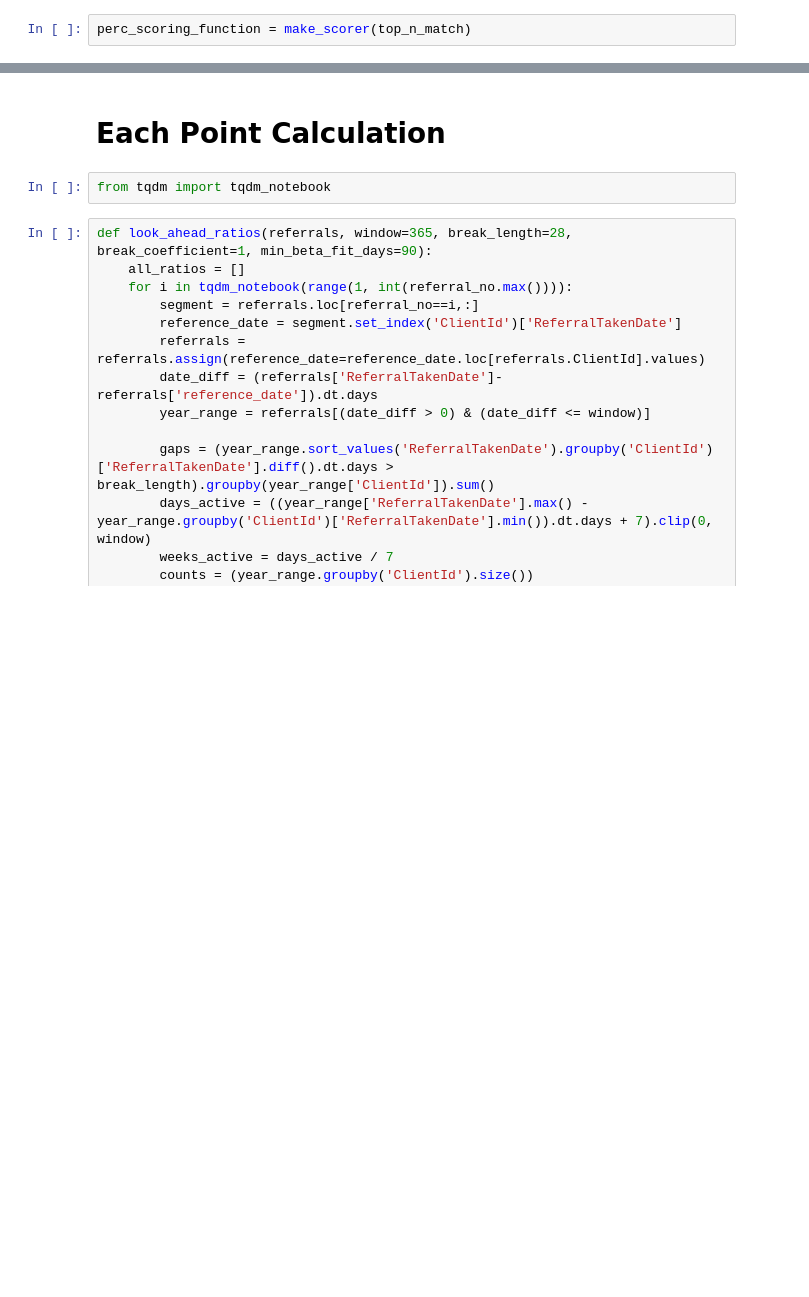
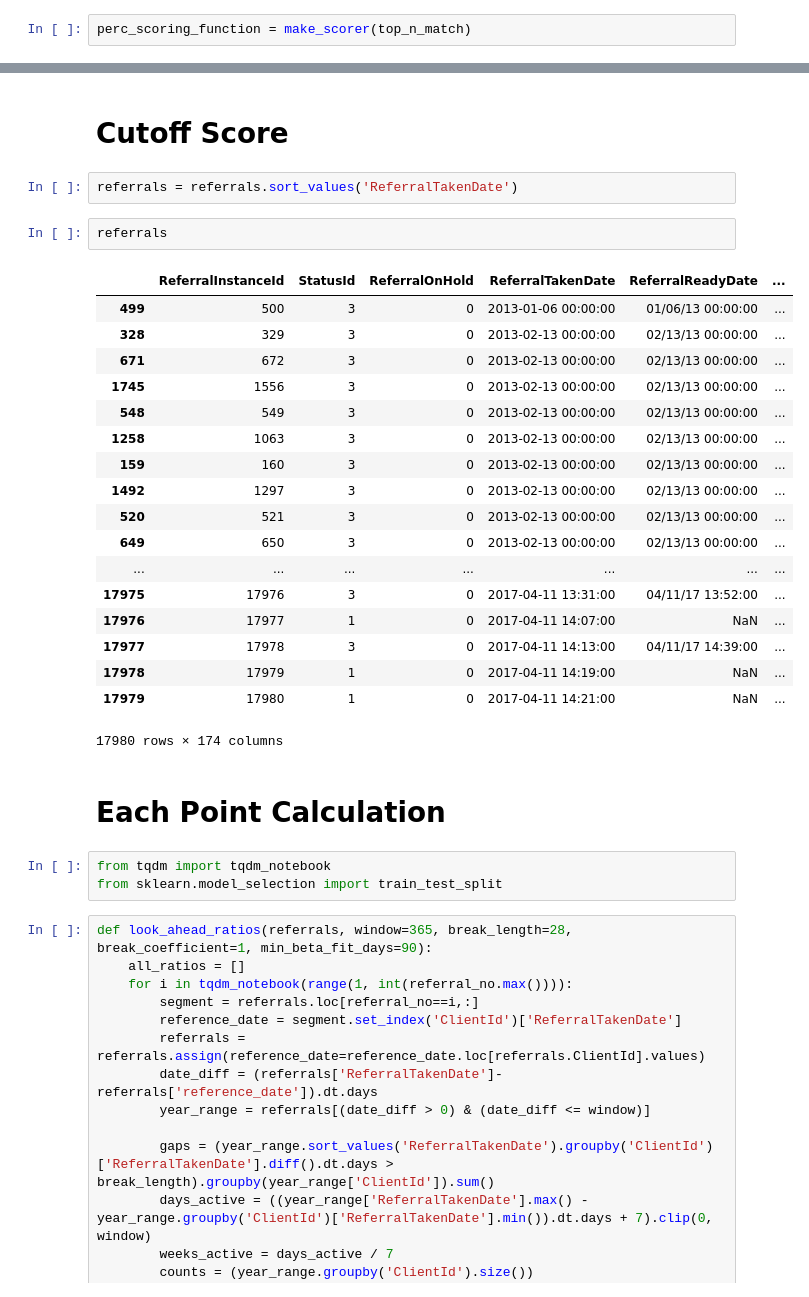
Before and after one commit to DataKind-UK/Welcome-Centre-DataCorps-Code, a Jupyter notebook: notebooks/initial_model.ipynb, the cells around one changed output, grey strips where cells are left out. Cells and saved outputs as stored; diff of their text form; blank space fills up the shorter version.

Commit message:
cutoff score

```diff
--- a/notebooks/initial_model.ipynb
+++ b/notebooks/initial_model.ipynb
@@ -513,7 +304,33 @@ Length: 863, dtype: float64
+# %% [markdown]
+# Cutoff Score
+# %%
+referrals = referrals.sort_values('ReferralTakenDate')
+# %%
+referrals
+# %% [output]
+|  | ReferralInstanceId | StatusId | ReferralOnHold | ReferralTakenDate | ReferralReadyDate | ... |
+| 499 | 500 | 3 | 0 | 2013-01-06 00:00:00 | 01/06/13 00:00:00 | ... |
+| 328 | 329 | 3 | 0 | 2013-02-13 00:00:00 | 02/13/13 00:00:00 | ... |
+| 671 | 672 | 3 | 0 | 2013-02-13 00:00:00 | 02/13/13 00:00:00 | ... |
+| 1745 | 1556 | 3 | 0 | 2013-02-13 00:00:00 | 02/13/13 00:00:00 | ... |
+| 548 | 549 | 3 | 0 | 2013-02-13 00:00:00 | 02/13/13 00:00:00 | ... |
+| 1258 | 1063 | 3 | 0 | 2013-02-13 00:00:00 | 02/13/13 00:00:00 | ... |
+| 159 | 160 | 3 | 0 | 2013-02-13 00:00:00 | 02/13/13 00:00:00 | ... |
+| 1492 | 1297 | 3 | 0 | 2013-02-13 00:00:00 | 02/13/13 00:00:00 | ... |
+| 520 | 521 | 3 | 0 | 2013-02-13 00:00:00 | 02/13/13 00:00:00 | ... |
+| 649 | 650 | 3 | 0 | 2013-02-13 00:00:00 | 02/13/13 00:00:00 | ... |
+| ... | ... | ... | ... | ... | ... | ... |
+| 17975 | 17976 | 3 | 0 | 2017-04-11 13:31:00 | 04/11/17 13:52:00 | ... |
+| 17976 | 17977 | 1 | 0 | 2017-04-11 14:07:00 | NaN | ... |
+| 17977 | 17978 | 3 | 0 | 2017-04-11 14:13:00 | 04/11/17 14:39:00 | ... |
+| 17978 | 17979 | 1 | 0 | 2017-04-11 14:19:00 | NaN | ... |
+| 17979 | 17980 | 1 | 0 | 2017-04-11 14:21:00 | NaN | ... |
+17980 rows × 174 columns
 # %% [markdown]
 # Each Point Calculation
 # %%
 from tqdm import tqdm_notebook
+from sklearn.model_selection import train_test_split
 # %%
 def look_ahead_ratios(referrals, window=365, break_length=28, break_coefficient=1, min_beta_fit_days=90):
     all_ratios = []
```
Also changed, not shown: parts of 36 cells of this notebook.
